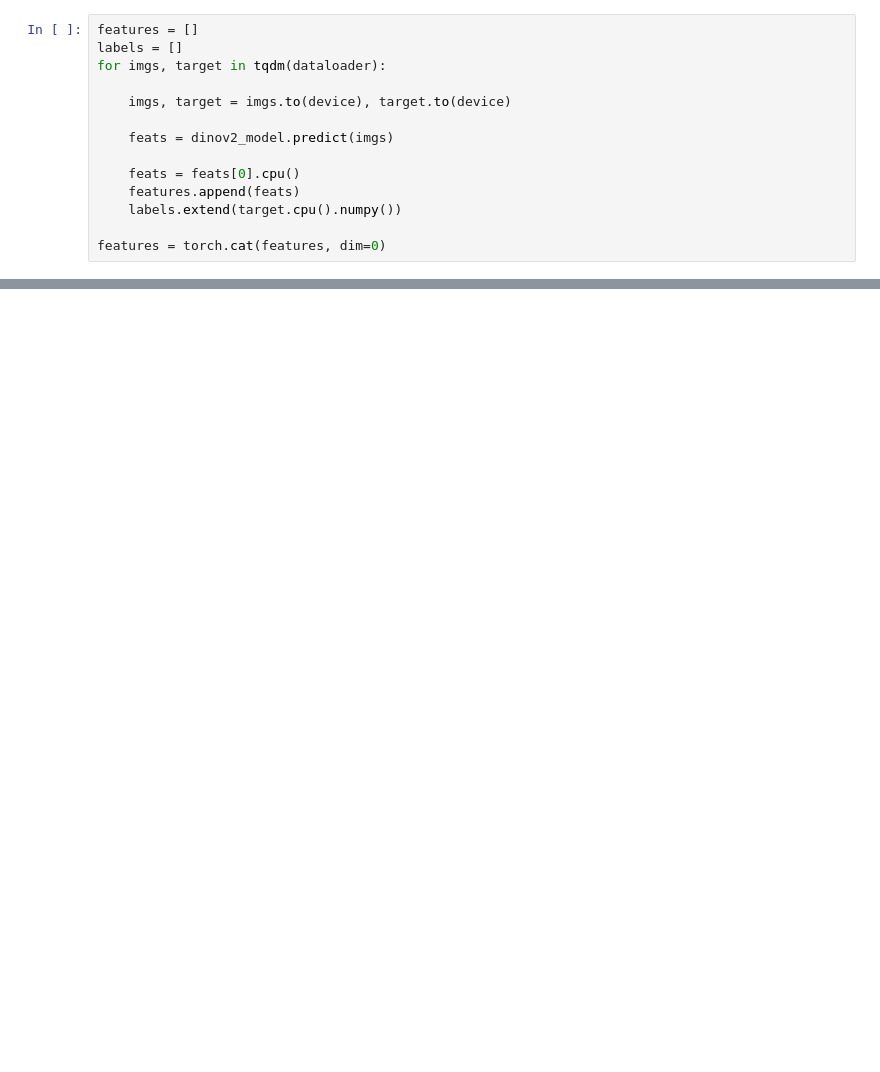
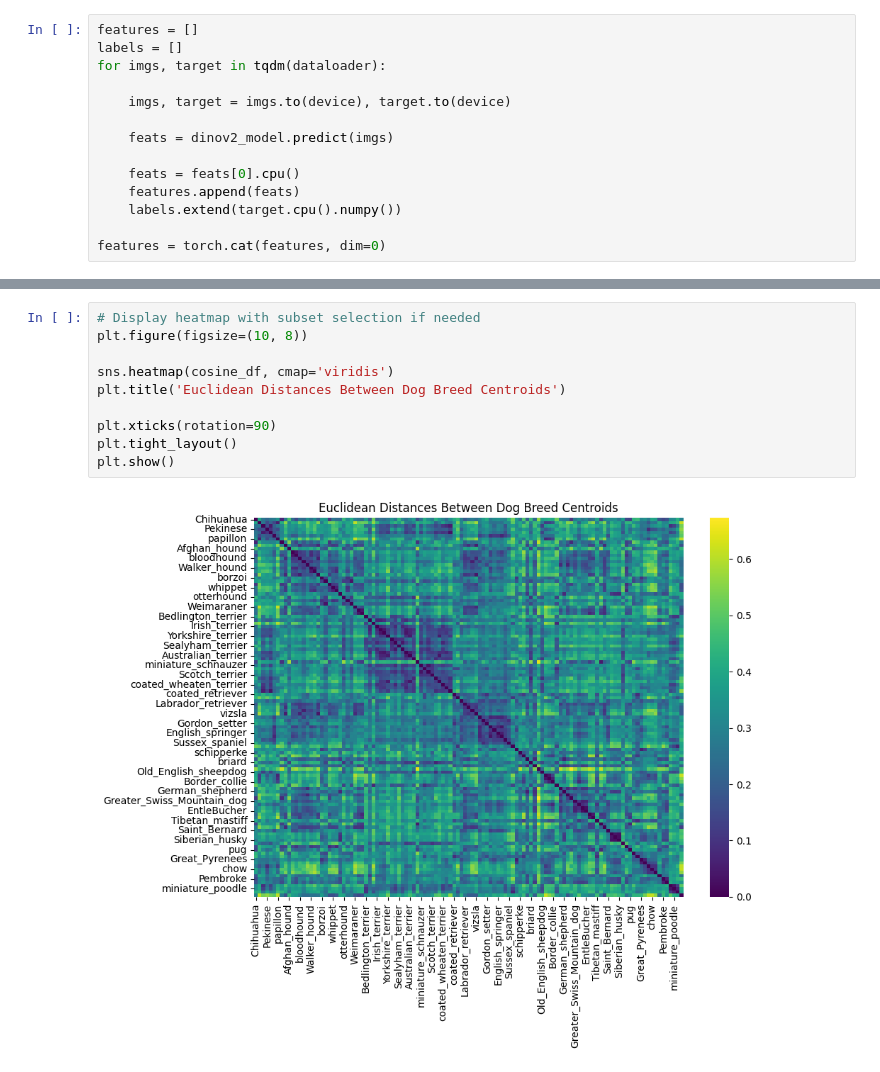
Before and after one commit to mattiaamartino/adversarial-attack-diffusion, a Jupyter notebook: prompt_tuning_attack/notebooks/dinov2_exploration.ipynb, the cells around one changed output, grey strips where cells are left out. Drawn from its saved outputs; the diff is of its cells as text; blank space fills up the shorter version.

```diff
--- a/prompt_tuning_attack/notebooks/dinov2_exploration.ipynb
+++ b/prompt_tuning_attack/notebooks/dinov2_exploration.ipynb
@@ -216,0 +214,12 @@ Sorted Cosine Distances
+# %%
+# Display heatmap with subset selection if needed
+plt.figure(figsize=(10, 8))
+
+sns.heatmap(cosine_df, cmap='viridis')
+plt.title('Euclidean Distances Between Dog Breed Centroids')
+
+plt.xticks(rotation=90)
+plt.tight_layout()
+plt.show()
+# %% [output]
+[figure, added]
```
Also changed, not shown: parts of 15 cells of this notebook.
